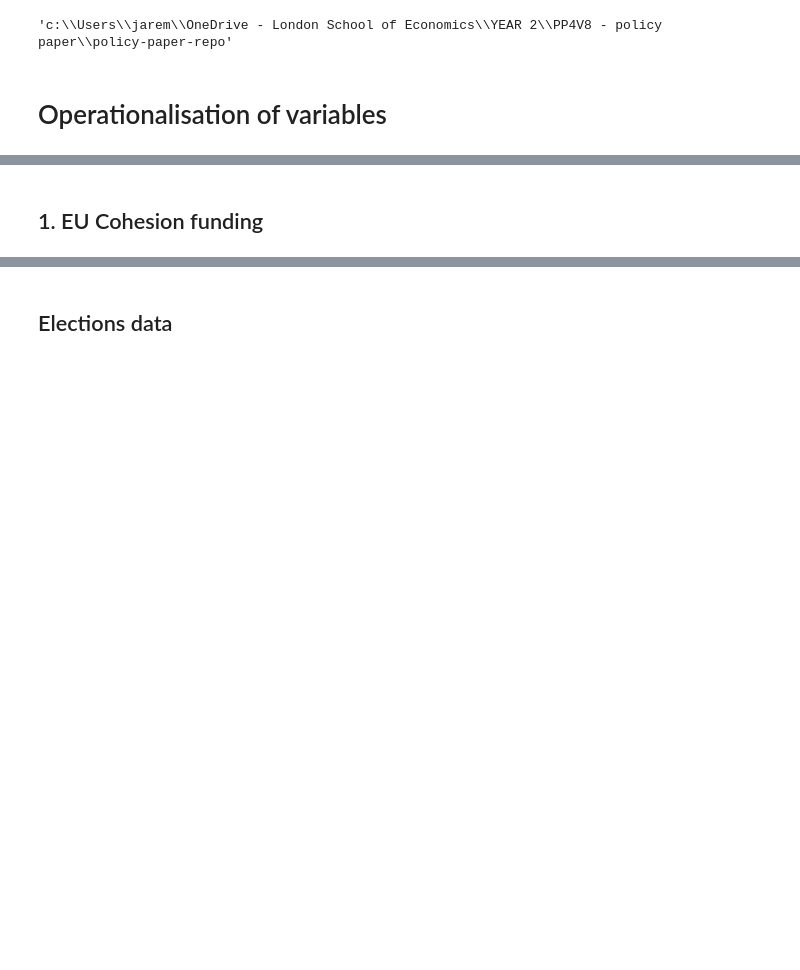
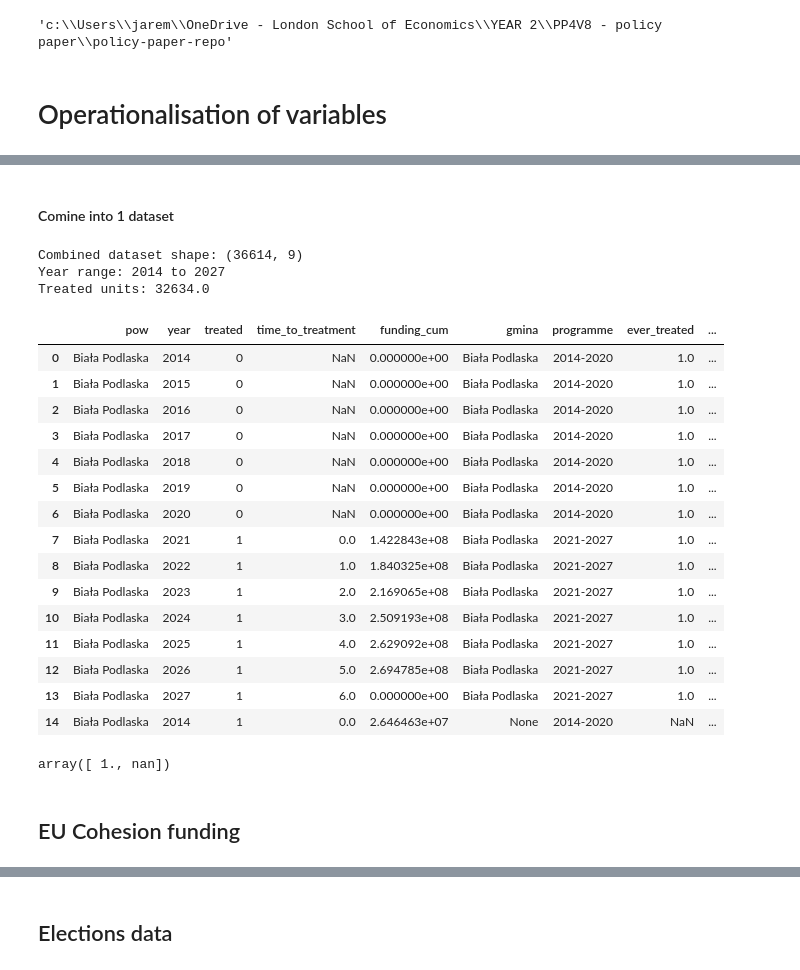
Before and after one commit to aleksandrajaremko/Policy-paper, a Jupyter notebook: code/eda/exploration.ipynb, the cells around one changed output, grey strips where cells are left out. Drawn from its saved outputs; the diff is of its cells as text; code cells hidden in the pictures; blank space fills up the shorter version.

Commit message:
EU flows: Poland powiat level staggered treatment (funding volumes)

```diff
--- a/code/eda/exploration.ipynb
+++ b/code/eda/exploration.ipynb
@@ -22,0 +378,60 @@ os.getcwd()
+# %% [markdown]
+#### Comine into 1 dataset
+# %%
+df_1420 = pd.read_parquet(r"data\outputs\eu_flows\pol_1420_treatment_staggered_did.parquet")
+df_2127 = pd.read_parquet(r"data\outputs\eu_flows\pol_2127_treatment_staggered_did_gmina.parquet")
+
+# 1420 doesn't have gmina, add it as None
+if 'gmina' not in df_1420.columns:
+    df_1420['gmina'] = None
+
+# Stack the datasets
+df_combined = pd.concat([df_1420, df_2127], axis=0, ignore_index=True)
+
+# Sort and ensure panel structure
+df_combined = df_combined.sort_values(['pow', 'gmina', 'year']).reset_index(drop=True)
+
+# Create period identifier
+df_combined['programme'] = df_combined['year'].apply(lambda x: '2014-2020' if x <= 2020 else '2021-2027')
+
+# Handle treatment timing across periods
+df_combined['ever_treated'] = df_combined.groupby(['pow', 'gmina'])['treated'].transform('max')
+
+# Create lead/lag variables using transform (returns aligned Series)
+def years_since_treat(x):
+    if (x['treated'] == 1).any():
+        first_treat_year = x.loc[x['treated'] == 1, 'year'].min()
+        return x['year'] - first_treat_year
+    else:
+        return np.nan
+
+df_combined['years_since_treatment'] = df_combined.groupby(['pow', 'gmina'], group_keys=False).apply(years_since_treat, include_groups=False)
+
+print("Combined dataset shape:", df_combined.shape)
+print("Year range:", df_combined['year'].min(), "to", df_combined['year'].max())
+print("Treated units:", df_combined['ever_treated'].sum())
+display(df_combined.head(15))
+# %% [output]
+Combined dataset shape: (36614, 9)
+Year range: 2014 to 2027
+Treated units: 32634.0
+|  | pow | year | treated | time_to_treatment | funding_cum | gmina | programme | ever_treated | ... |
+| 0 | Biała Podlaska | 2014 | 0 | NaN | 0.000000e+00 | Biała Podlaska | 2014-2020 | 1.0 | ... |
+| 1 | Biała Podlaska | 2015 | 0 | NaN | 0.000000e+00 | Biała Podlaska | 2014-2020 | 1.0 | ... |
+| 2 | Biała Podlaska | 2016 | 0 | NaN | 0.000000e+00 | Biała Podlaska | 2014-2020 | 1.0 | ... |
+| 3 | Biała Podlaska | 2017 | 0 | NaN | 0.000000e+00 | Biała Podlaska | 2014-2020 | 1.0 | ... |
+| 4 | Biała Podlaska | 2018 | 0 | NaN | 0.000000e+00 | Biała Podlaska | 2014-2020 | 1.0 | ... |
+| 5 | Biała Podlaska | 2019 | 0 | NaN | 0.000000e+00 | Biała Podlaska | 2014-2020 | 1.0 | ... |
+| 6 | Biała Podlaska | 2020 | 0 | NaN | 0.000000e+00 | Biała Podlaska | 2014-2020 | 1.0 | ... |
+| 7 | Biała Podlaska | 2021 | 1 | 0.0 | 1.422843e+08 | Biała Podlaska | 2021-2027 | 1.0 | ... |
+| 8 | Biała Podlaska | 2022 | 1 | 1.0 | 1.840325e+08 | Biała Podlaska | 2021-2027 | 1.0 | ... |
+| 9 | Biała Podlaska | 2023 | 1 | 2.0 | 2.169065e+08 | Biała Podlaska | 2021-2027 | 1.0 | ... |
+| 10 | Biała Podlaska | 2024 | 1 | 3.0 | 2.509193e+08 | Biała Podlaska | 2021-2027 | 1.0 | ... |
+| 11 | Biała Podlaska | 2025 | 1 | 4.0 | 2.629092e+08 | Biała Podlaska | 2021-2027 | 1.0 | ... |
+| 12 | Biała Podlaska | 2026 | 1 | 5.0 | 2.694785e+08 | Biała Podlaska | 2021-2027 | 1.0 | ... |
+| 13 | Biała Podlaska | 2027 | 1 | 6.0 | 0.000000e+00 | Biała Podlaska | 2021-2027 | 1.0 | ... |
+| 14 | Biała Podlaska | 2014 | 1 | 0.0 | 2.646463e+07 | None | 2014-2020 | NaN | ... |
+# %%
+df_combined.ever_treated.unique()
+# %% [output]
+array([ 1., nan])
@@ -23,5 +441,5 @@ os.getcwd()
 # %% [markdown]
-## 1. EU Cohesion funding
+## EU Cohesion funding
 # %%
 keys_path = os.path.join(os.getcwd(), "keys", "api_keys.ipy")
 keys = runpy.run_path(keys_path)
```
Also changed, not shown: parts of 56 cells of this notebook, 2 other files.
